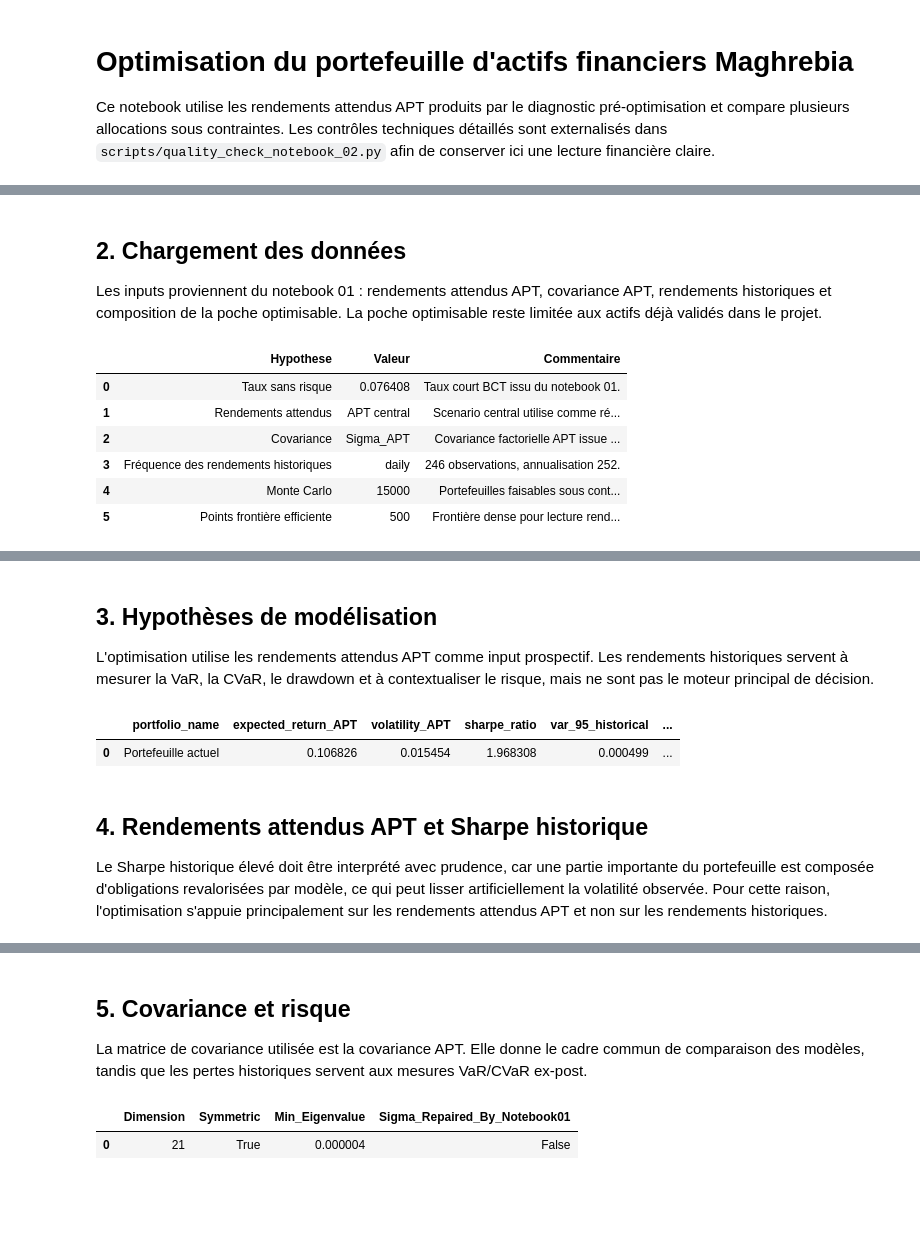
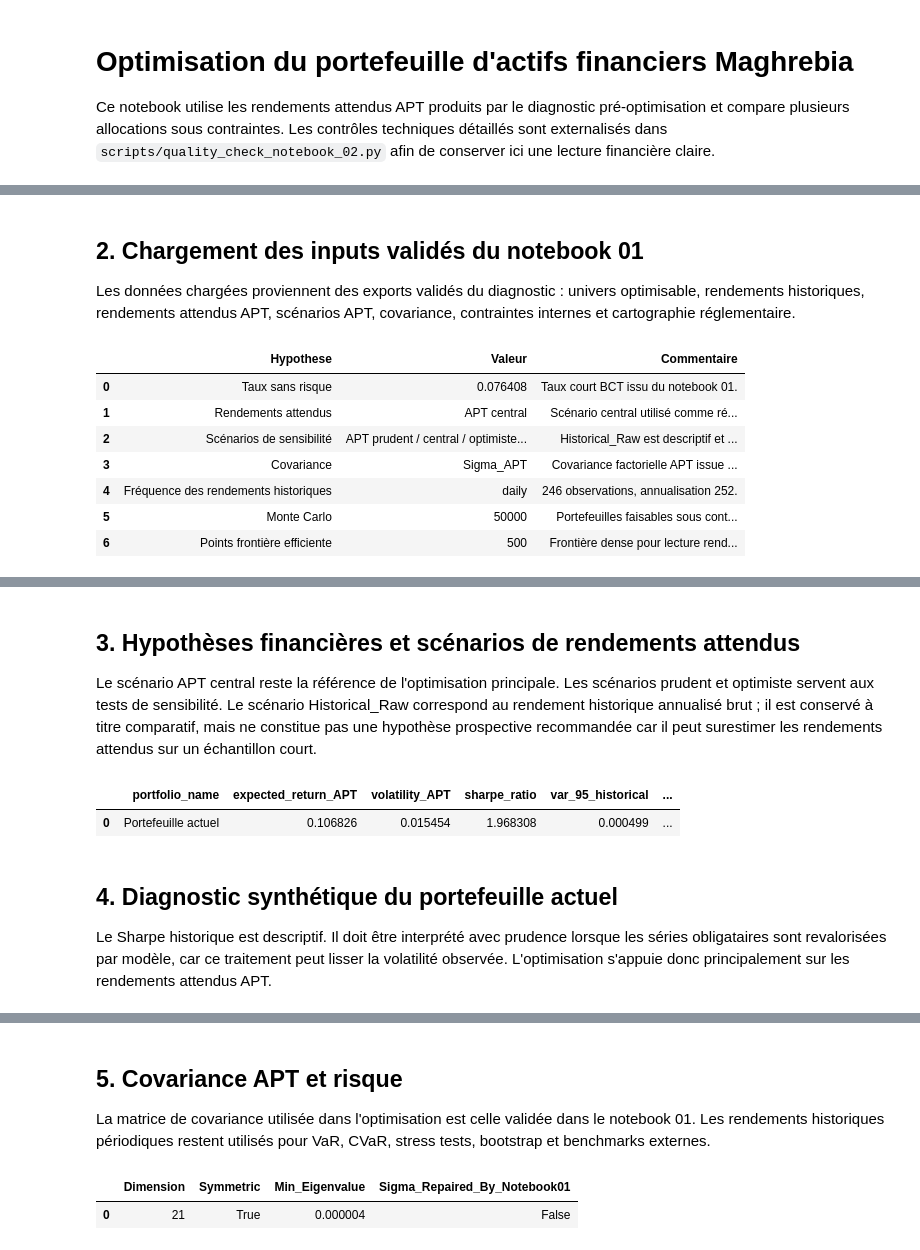
Before and after one commit to Houssem-Hkiri/Optimisation-Maghrebia, a Jupyter notebook: notebooks/02_optimisation_portefeuille.ipynb, the cells around one changed output, grey strips where cells are left out. Cells and saved outputs as stored; diff of their text form; code cells hidden in the pictures; blank space fills up the shorter version.

```diff
--- a/notebooks/02_optimisation_portefeuille.ipynb
+++ b/notebooks/02_optimisation_portefeuille.ipynb
@@ -25,6 +29,7 @@ try:
     pio.renderers.default = "notebook_connected"
 except Exception:
     pio.renderers.default = "iframe_connected"
+pio.templates.default = "plotly_white"
 
 PROJECT_DIR = Path.cwd().resolve()
 if PROJECT_DIR.name == "notebooks":
@@ -56,6 +61,15 @@ from maghrebia_quant.optimization_apt import (
     solve_efficient_frontier,
     stress_tests_by_portfolio,
 )
+from maghrebia_quant.skfolio_benchmark import run_skfolio_benchmarks
+from maghrebia_quant.notebook02_robustness import (
+    bootstrap_stability_check,
+    build_factor_risk_sensitivity,
+    build_pareto_filter,
+    build_robust_cvar_wasserstein,
+    build_rorac_proxy,
+    solve_mean_cvar_turnover_constrained,
+)
 
 EXPORT_DIR = PROJECT_DIR / "exports"
 FIGURES_DIR = EXPORT_DIR / "figures" / "notebook_02"
@@ -83,56 +97,61 @@ def show_and_export_fig(fig, name, output_dir=FIGURES_DIR):
 def pct(x):
     return "" if pd.isna(x) else f"{float(x):.2%}"
 
+N_MONTE_CARLO_REQUESTED = 100_000
+N_MONTE_CARLO_EFFECTIVE = 50_000  # fallback reproductible pour garder un temps d'exécution raisonnable
+
 CONFIG = replace(
     APTOptimizationConfig(),
     frontier_points=500,
     slsqp_random_starts=12,
-    monte_carlo_required=15_000,
-    monte_carlo_max_attempts=300_000,
+    monte_carlo_required=N_MONTE_CARLO_EFFECTIVE,
+    monte_carlo_max_attempts=600_000,
 )
 np.random.seed(CONFIG.random_seed)
 # %% [markdown]
-## 2. Chargement des données
+## 2. Chargement des inputs validés du notebook 01
 
-Les inputs proviennent du notebook 01 : rendements attendus APT, covariance APT, rendements historiques et composition de la poche optimisable. La poche optimisable reste limitée aux actifs déjà validés dans le projet.
+Les données chargées proviennent des exports validés du diagnostic : univers optimisable, rendements historiques, rendements attendus APT, scénarios APT, covariance, contraintes internes et cartographie réglementaire.
 # %%
 data = load_apt_optimization_inputs(PROJECT_DIR)
 universe = build_universe(data)
 context = build_context(data, universe, PROJECT_DIR)
 context["rf_annual"] = float(data["rf_annual"])
 mu_APT = data["mu"].reindex(universe["asset_id"])
 Sigma_APT = data["sigma"].reindex(index=mu_APT.index, columns=mu_APT.index)
 Returns_Historical = data["returns"].reindex(columns=mu_APT.index)
 Regulatory_Constraints_Map = build_regulatory_constraints_map(referential_found=False)
 Asset_Alignment = build_asset_alignment(data, universe)
 Optimization_References = references_table()
 
 dates = pd.to_datetime(Returns_Historical.index)
 median_gap = dates.to_series().diff().dt.days.median()
 RETURN_FREQUENCY = "daily" if median_gap <= 2 else ("weekly" if median_gap <= 8 else "other")
 PERIODS_PER_YEAR = 252 if RETURN_FREQUENCY == "daily" else 52
 
 Hypotheses = pd.DataFrame([
     {"Hypothese": "Taux sans risque", "Valeur": float(data["rf_annual"]), "Commentaire": "Taux court BCT issu du notebook 01."},
-    {"Hypothese": "Rendements attendus", "Valeur": "APT central", "Commentaire": "Scenario central utilise comme référence."},
+    {"Hypothese": "Rendements attendus", "Valeur": "APT central", "Commentaire": "Scénario central utilisé comme référence."},
+    {"Hypothese": "Scénarios de sensibilité", "Valeur": "APT prudent / central / optimiste / Historical_Raw", "Commentaire": "Historical_Raw est descriptif et non recommandé comme hypothèse prospective."},
     {"Hypothese": "Covariance", "Valeur": "Sigma_APT", "Commentaire": "Covariance factorielle APT issue du notebook 01."},
     {"Hypothese": "Fréquence des rendements historiques", "Valeur": RETURN_FREQUENCY, "Commentaire": f"{len(Returns_Historical)} observations, annualisation {PERIODS_PER_YEAR}."},
-    {"Hypothese": "Monte Carlo", "Valeur": CONFIG.monte_carlo_required, "Commentaire": "Portefeuilles faisables sous contraintes."},
+    {"Hypothese": "Monte Carlo", "Valeur": CONFIG.monte_carlo_required, "Commentaire": f"Portefeuilles faisables sous contraintes ; cible demandée {N_MONTE_CARLO_REQUESTED:,}, fallback exécuté {N_MONTE_CARLO_EFFECTIVE:,}."},
     {"Hypothese": "Points frontière efficiente", "Valeur": CONFIG.frontier_points, "Commentaire": "Frontière dense pour lecture rendement-risque."},
 ])
 
 Inputs = universe[["asset_id", "asset_name", "asset_class", "asset_type", "current_value", "current_weight_optimisable", "expected_return_annualized"]].copy()
 Inputs = Inputs.merge(Asset_Alignment[["asset_id", "final_status"]], on="asset_id", how="left")
 display(Hypotheses)
 display(Inputs.head(10))
 # %% [output]
 |  | Hypothese | Valeur | Commentaire |
 | 0 | Taux sans risque | 0.076408 | Taux court BCT issu du notebook 01. |
-| 1 | Rendements attendus | APT central | Scenario central utilise comme ré... |
-| 2 | Covariance | Sigma_APT | Covariance factorielle APT issue ... |
-| 3 | Fréquence des rendements historiques | daily | 246 observations, annualisation 252. |
-| 4 | Monte Carlo | 15000 | Portefeuilles faisables sous cont... |
-| 5 | Points frontière efficiente | 500 | Frontière dense pour lecture rend... |
+| 1 | Rendements attendus | APT central | Scénario central utilisé comme ré... |
+| 2 | Scénarios de sensibilité | APT prudent / central / optimiste... | Historical_Raw est descriptif et ... |
+| 3 | Covariance | Sigma_APT | Covariance factorielle APT issue ... |
+| 4 | Fréquence des rendements historiques | daily | 246 observations, annualisation 252. |
+| 5 | Monte Carlo | 50000 | Portefeuilles faisables sous cont... |
+| 6 | Points frontière efficiente | 500 | Frontière dense pour lecture rend... |
 |  | asset_id | asset_name | asset_class | asset_type | current_value | current_weight_optimisable | ... |
 | 0 | BTA_7_4_02_2030 | BTA 7,4% 02/2030 | Titres de l'État | government_bond | 3.246080e+07 | 0.098109 | ... |
 | 1 | BTA_7_5_12_2028 | BTA 7,5% 12/2028 | Titres de l'État | government_bond | 2.259674e+07 | 0.068296 | ... |
@@ -145,9 +164,9 @@ display(Inputs.head(10))
 | 8 | TN8DSPQCBC06 | EO ATL 2022-1 | Obligations corporate | corporate_bond | 2.790776e+06 | 0.008435 | ... |
 | 9 | TNL7VQZVHR54 | EO HL 2023-1 | Obligations corporate | corporate_bond | 1.378937e+08 | 0.416768 | ... |
 # %% [markdown]
-## 3. Hypothèses de modélisation
+## 3. Hypothèses financières et scénarios de rendements attendus
 
-L'optimisation utilise les rendements attendus APT comme input prospectif. Les rendements historiques servent à mesurer la VaR, la CVaR, le drawdown et à contextualiser le risque, mais ne sont pas le moteur principal de décision.
+Le scénario APT central reste la référence de l'optimisation principale. Les scénarios prudent et optimiste servent aux tests de sensibilité. Le scénario Historical_Raw correspond au rendement historique annualisé brut ; il est conservé à titre comparatif, mais ne constitue pas une hypothèse prospective recommandée car il peut surestimer les rendements attendus sur un échantillon court.
 # %%
 current_weights = universe["current_weight_optimisable"].to_numpy(float)
 current_weights = current_weights / current_weights.sum()
@@ -171,9 +190,9 @@ display(Current_Portfolio_Display)
 |  | portfolio_name | expected_return_APT | volatility_APT | sharpe_ratio | var_95_historical | ... |
 | 0 | Portefeuille actuel | 0.106826 | 0.015454 | 1.968308 | 0.000499 | ... |
 # %% [markdown]
-## 4. Rendements attendus APT et Sharpe historique
+## 4. Diagnostic synthétique du portefeuille actuel
 
-Le Sharpe historique élevé doit être interprété avec prudence, car une partie importante du portefeuille est composée d'obligations revalorisées par modèle, ce qui peut lisser artificiellement la volatilité observée. Pour cette raison, l'optimisation s'appuie principalement sur les rendements attendus APT et non sur les rendements historiques.
+Le Sharpe historique est descriptif. Il doit être interprété avec prudence lorsque les séries obligataires sont revalorisées par modèle, car ce traitement peut lisser la volatilité observée. L'optimisation s'appuie donc principalement sur les rendements attendus APT.
 # %%
 asset_metrics_src = data["Asset_Metrics"].copy()
 Asset_Risk_Interpretation = universe[["asset_id", "asset_name", "asset_class", "asset_type"]].merge(
@@ -216,9 +235,9 @@ display(Asset_Risk_Interpretation[["asset_name", "asset_class", "historical_retu
 | 12 | EO ATL 2025-2 | Obligations corporate | 0.125064 | 0.112930 | 0.011325 | ... |
 | 20 | PGH | Actions cotées | 1.208509 | 0.105690 | 0.200565 | ... |
 # %% [markdown]
-## 5. Covariance et risque
+## 5. Covariance APT et risque
 
-La matrice de covariance utilisée est la covariance APT. Elle donne le cadre commun de comparaison des modèles, tandis que les pertes historiques servent aux mesures VaR/CVaR ex-post.
+La matrice de covariance utilisée dans l'optimisation est celle validée dans le notebook 01. Les rendements historiques périodiques restent utilisés pour VaR, CVaR, stress tests, bootstrap et benchmarks externes.
 # %%
 Covariance = Sigma_APT.copy()
 Correlation = Returns_Historical.corr()
```
Also changed, not shown: parts of 25 cells of this notebook, 27 other files.
